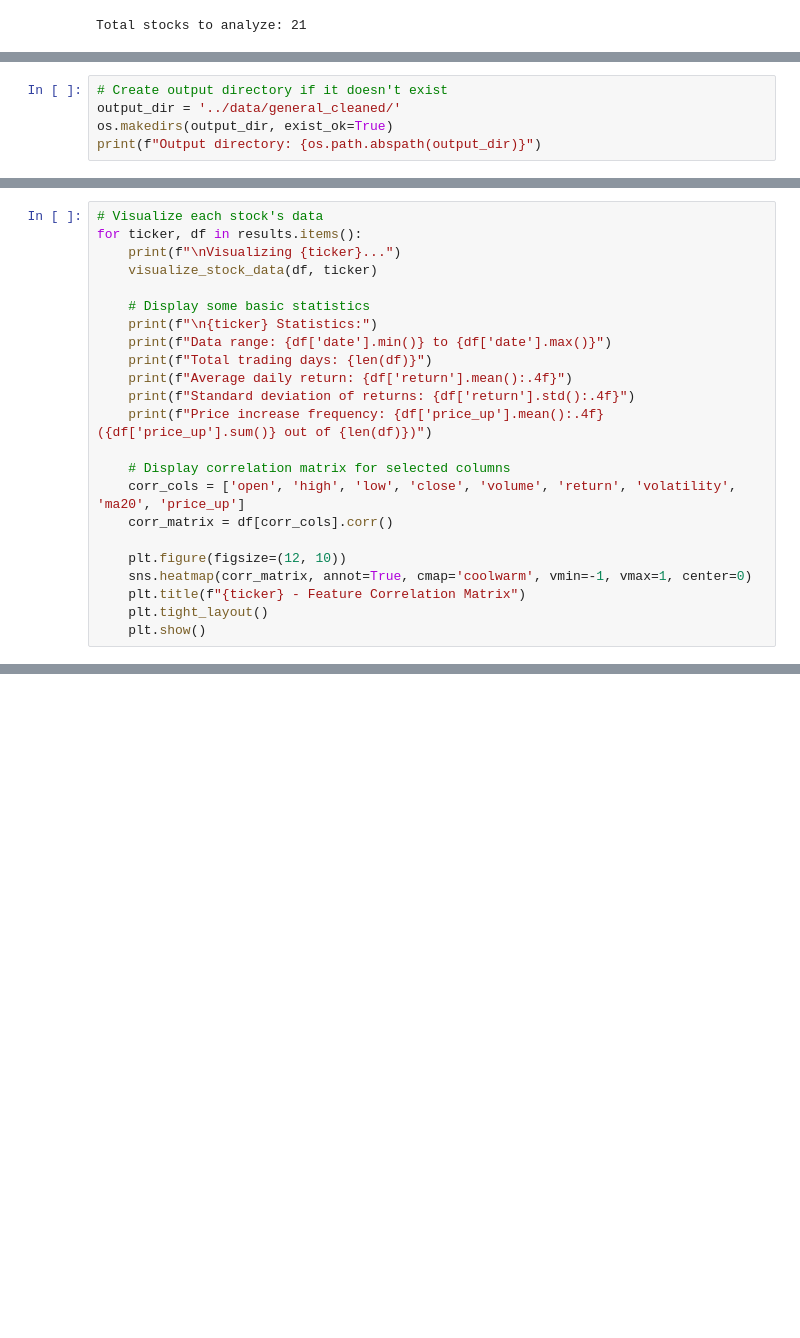
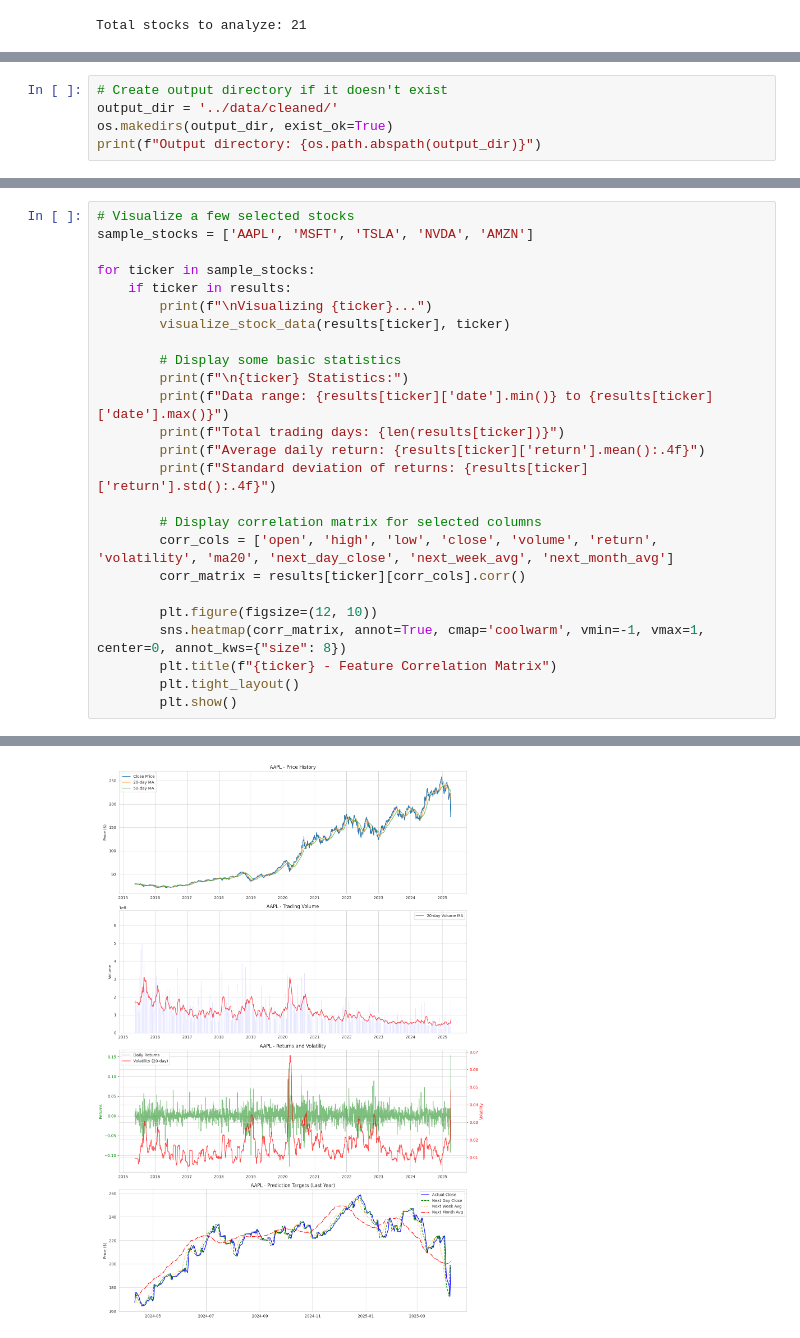
Before and after one commit to ABDERRAHMANE2303/Stock-Market-Predictor, a Jupyter notebook: ml/preparation/data_fetching_cleaning.ipynb, the cells around one changed output, grey strips where cells are left out. Saved outputs shown, nothing was run; the diff lists cells and outputs as text; blank space fills up the shorter version.

```diff
--- a/ml/preparation/data_fetching_cleaning.ipynb
+++ b/ml/preparation/data_fetching_cleaning.ipynb
@@ -53,6 +68,6 @@ Total stocks to analyze: 21
 # %%
 # Create output directory if it doesn't exist
-output_dir = '../data/general_cleaned/'
+output_dir = '../data/cleaned/'
 os.makedirs(output_dir, exist_ok=True)
 print(f"Output directory: {os.path.abspath(output_dir)}")
 # %% [output]
@@ -325,23 +405,26 @@ Processing META...
 # %%
-# Visualize each stock's data
-for ticker, df in results.items():
-    print(f"\nVisualizing {ticker}...")
-    visualize_stock_data(df, ticker)
+# Visualize a few selected stocks
+sample_stocks = ['AAPL', 'MSFT', 'TSLA', 'NVDA', 'AMZN']
 
-    # Display some basic statistics
-    print(f"\n{ticker} Statistics:")
-    print(f"Data range: {df['date'].min()} to {df['date'].max()}")
-    print(f"Total trading days: {len(df)}")
-    print(f"Average daily return: {df['return'].mean():.4f}")
-    print(f"Standard deviation of returns: {df['return'].std():.4f}")
-    print(f"Price increase frequency: {df['price_up'].mean():.4f} ({df['price_up'].sum()} out of {len(df)})")
+for ticker in sample_stocks:
+    if ticker in results:
+        print(f"\nVisualizing {ticker}...")
+        visualize_stock_data(results[ticker], ticker)
 
-    # Display correlation matrix for selected columns
-    corr_cols = ['open', 'high', 'low', 'close', 'volume', 'return', 'volatility', 'ma20', 'price_up']
-    corr_matrix = df[corr_cols].corr()
+        # Display some basic statistics
+        print(f"\n{ticker} Statistics:")
+        print(f"Data range: {results[ticker]['date'].min()} to {results[ticker]['date'].max()}")
+        print(f"Total trading days: {len(results[ticker])}")
+        print(f"Average daily return: {results[ticker]['return'].mean():.4f}")
+        print(f"Standard deviation of returns: {results[ticker]['return'].std():.4f}")
 
-    plt.figure(figsize=(12, 10))
-    sns.heatmap(corr_matrix, annot=True, cmap='coolwarm', vmin=-1, vmax=1, center=0)
-    plt.title(f"{ticker} - Feature Correlation Matrix")
-    plt.tight_layout()
-    plt.show()
+        # Display correlation matrix for selected columns
+        corr_cols = ['open', 'high', 'low', 'close', 'volume', 'return', 'volatility', 'ma20', 'next_day_close', 'next_week_avg', 'next_month_avg']
+        corr_matrix = results[ticker][corr_cols].corr()
+
+        plt.figure(figsize=(12, 10))
+        sns.heatmap(corr_matrix, annot=True, cmap='coolwarm', vmin=-1, vmax=1, center=0, annot_kws={"size": 8})
+        plt.title(f"{ticker} - Feature Correlation Matrix")
+        plt.tight_layout()
+        plt.show()
+# %% [output]
@@ -347,0 +448 @@ for ticker, df in results.items():
+[figure, added]
```
Also changed, not shown: parts of 27 cells of this notebook, 44 other files.
